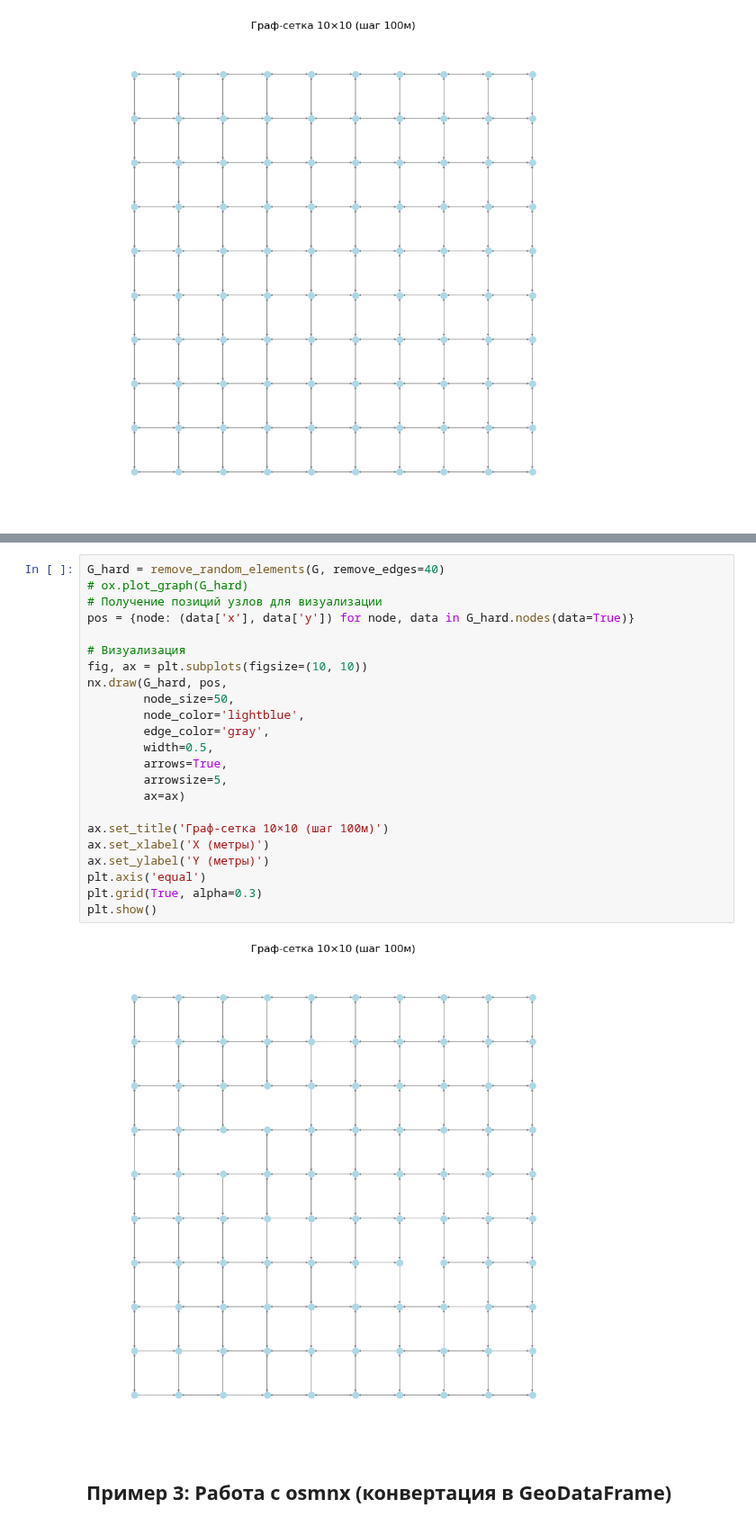
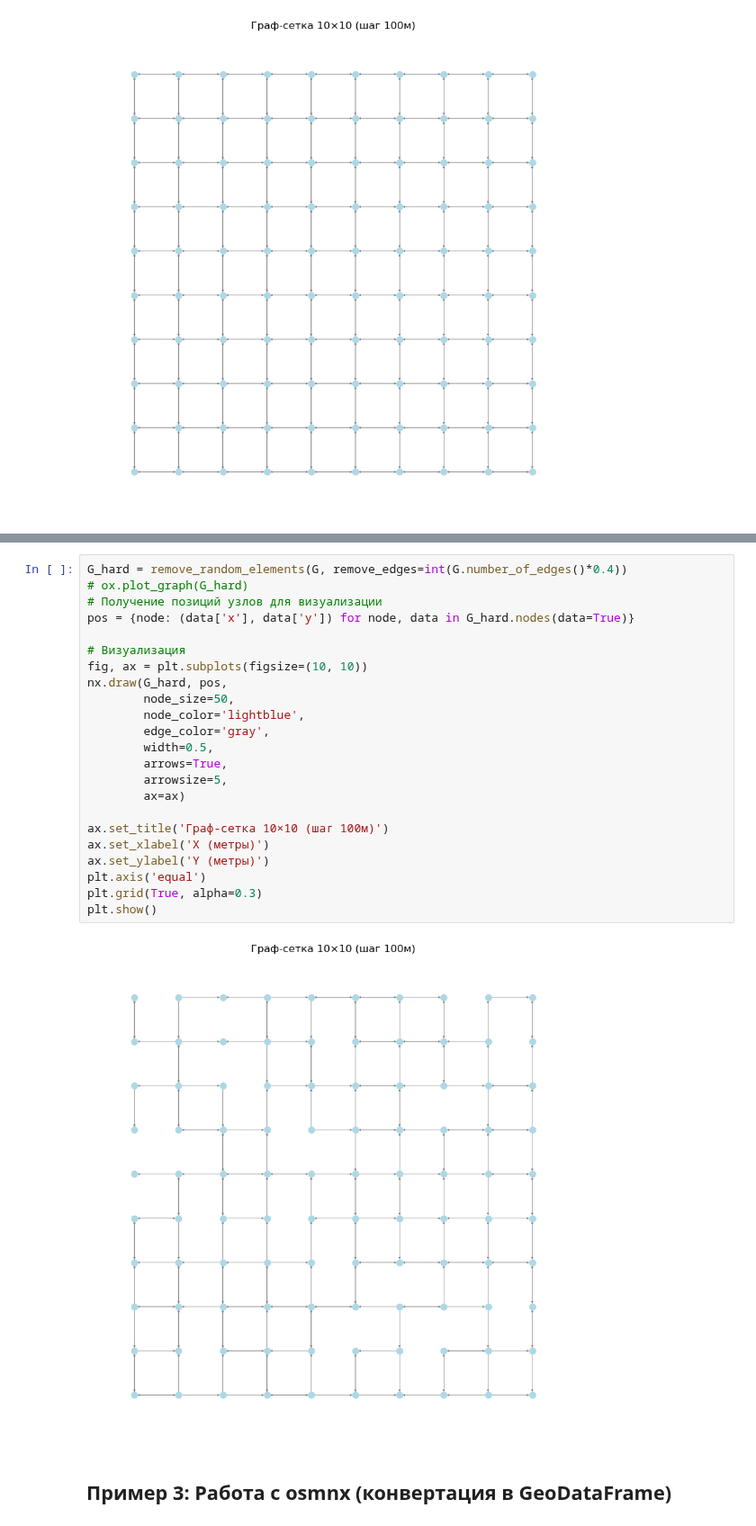
Before and after one commit to Obsidian-pb/genesis, a Jupyter notebook: work/genesis/g_generator.ipynb, the cells around one changed output, grey strips where cells are left out. Shown at 90% size. Saved outputs shown, nothing was run; the diff lists cells and outputs as text.

```diff
--- a/work/genesis/g_generator.ipynb
+++ b/work/genesis/g_generator.ipynb
@@ -253,28 +308,28 @@ ox.plot_graph(G)
 # %%
-G_hard = remove_random_elements(G, remove_edges=40)
+G_hard = remove_random_elements(G, remove_edges=int(G.number_of_edges()*0.4))
 # ox.plot_graph(G_hard)
 # Получение позиций узлов для визуализации
 pos = {node: (data['x'], data['y']) for node, data in G_hard.nodes(data=True)}
 
 # Визуализация
 fig, ax = plt.subplots(figsize=(10, 10))
 nx.draw(G_hard, pos,
         node_size=50,
         node_color='lightblue',
         edge_color='gray',
         width=0.5,
         arrows=True,
         arrowsize=5,
         ax=ax)
 
 ax.set_title('Граф-сетка 10×10 (шаг 100м)')
 ax.set_xlabel('X (метры)')
 ax.set_ylabel('Y (метры)')
 plt.axis('equal')
 plt.grid(True, alpha=0.3)
 plt.show()
 # %% [output]
-[figure, old version]
+[figure, new version]
 # %% [markdown]
 ## Пример 3: Работа с osmnx (конвертация в GeoDataFrame)
 # %%
```
Also changed, not shown: parts of 24 cells of this notebook, 4 other files.
